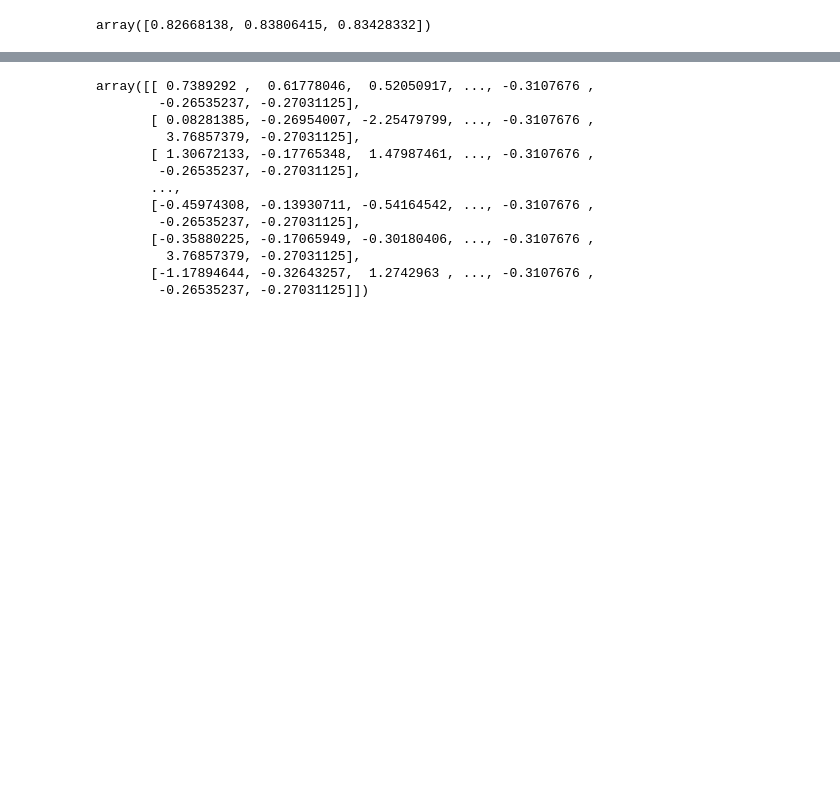
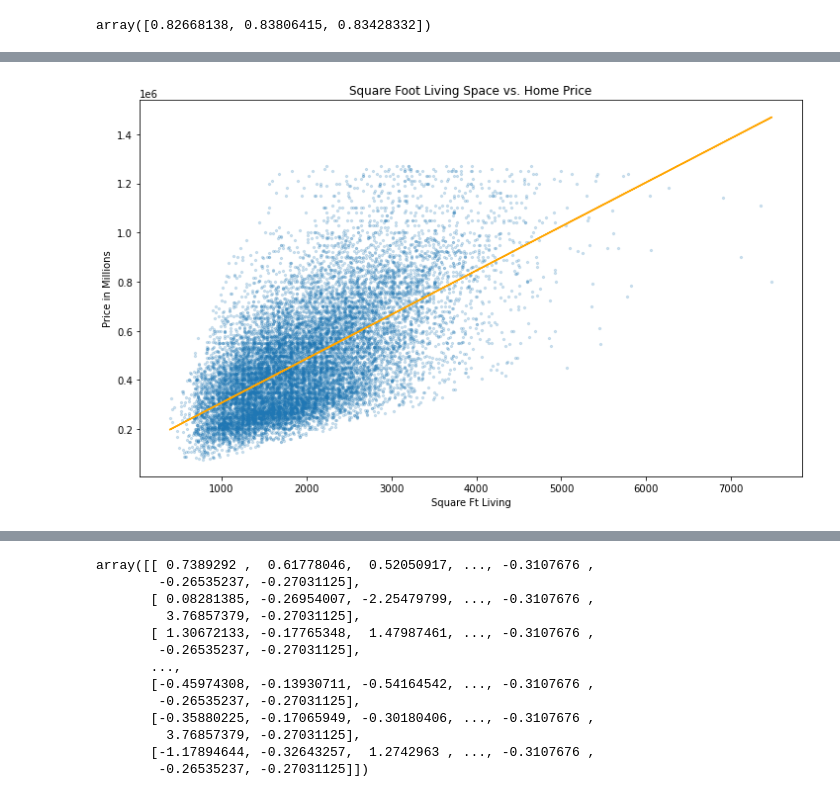
Before and after one commit to JM-Hansen/dsc-phase-2-project-v2-3, a Jupyter notebook: student.ipynb, the cells around one changed output, grey strips where cells are left out. Saved outputs shown, nothing was run; the diff lists cells and outputs as text; code cells hidden in the pictures; blank space fills up the shorter version.

```diff
--- a/student.ipynb
+++ b/student.ipynb
@@ -1537,3 +1531,17 @@ Notes:
 [1] Standard Errors assume that the covariance matrix of the errors is correctly specified.
 [2] The smallest eigenvalue is 1.46e-19. This might indicate that there are
 strong multicollinearity problems or that the design matrix is singular.
+# %%
+fig, ax = plt.subplots(figsize = (12,7))
+
+
+ax.scatter(X_train['sqft_living'], y_train, s = 5, alpha=0.2)
+m, b = np.polyfit(X_train['sqft_living'], y_train, 1)
+plt.plot(X_train['sqft_living'], m*X_train['sqft_living']+b, color = 'orange')
+ax.set_xlabel("Square Ft Living")
+ax.set_ylabel("Price in Millions")
+ax.set_title("Square Foot Living Space vs. Home Price")
+
+plt.savefig("Square Foot Living and Home Price");
+# %% [output]
+[figure, added]
```
Also changed, not shown: parts of 86 cells of this notebook, 2 other files.
